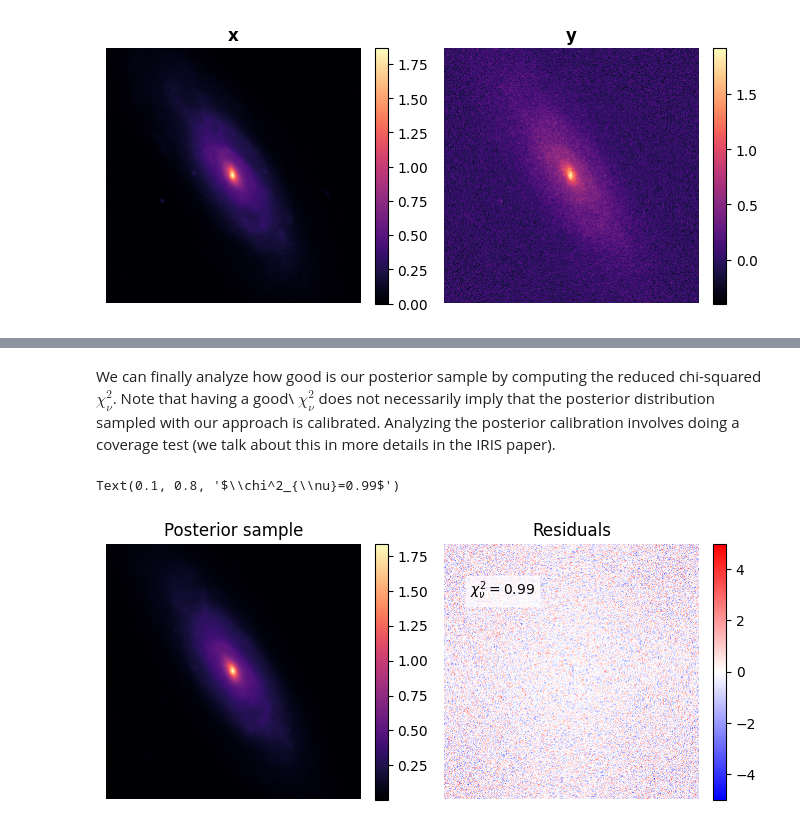
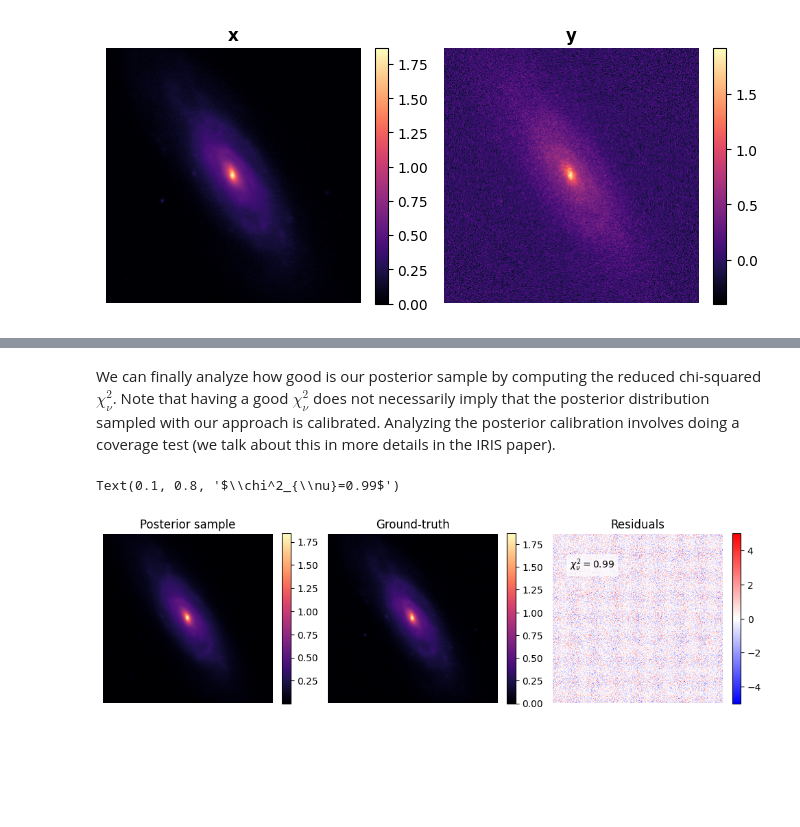
Before and after one commit to EnceladeCandy/IRIS, a Jupyter notebook: tutorials/4_inference_with_SBM_in_depth.ipynb, the cells around one changed output, grey strips where cells are left out. Cells and saved outputs as stored; diff of their text form; code cells hidden in the pictures; blank space fills up the shorter version.

Commit message:
Final test working

```diff
--- a/tutorials/4_inference_with_SBM_in_depth.ipynb
+++ b/tutorials/4_inference_with_SBM_in_depth.ipynb
@@ -134,28 +134,34 @@ samples = euler_sampler(
             img_size = (256, 256)
         )
 # %% [markdown]
-We can finally analyze how good is our posterior sample by computing the reduced chi-squared $\chi^2_{\nu}$. Note that having a good\ $\chi^2_{\nu}$ does not necessarily imply that the posterior distribution sampled with our approach is calibrated. Analyzing the posterior calibration involves doing a coverage test (we talk about this in more details in the IRIS paper).
+We can finally analyze how good is our posterior sample by computing the reduced chi-squared $\chi^2_{\nu}$. Note that having a good $\chi^2_{\nu}$ does not necessarily imply that the posterior distribution sampled with our approach is calibrated. Analyzing the posterior calibration involves doing a coverage test (we talk about this in more details in the IRIS paper).
 # %%
-fig, axs = plt.subplots(1, 2, figsize = (8, 4))
+fig, axs = plt.subplots(1, 3, figsize = (12, 4))
 
 ax = axs[0]
 im = ax.imshow(samples.cpu().squeeze(), cmap = "magma")
 plt.colorbar(im, fraction = 0.0455)
 ax.axis("off")
 ax.set_title("Posterior sample")
 
+ax = axs[1]
+im = ax.imshow(x.cpu().squeeze(), cmap = "magma")
+plt.colorbar(im, fraction = 0.0455)
+ax.axis("off")
+ax.set_title("Ground-truth")
+
 residuals = (y - samples)/sigma_y
 nu = len(y.flatten())
 reduced_chi2 = torch.sum(residuals ** 2) / nu
-ax = axs[1]
+ax = axs[2]
 im = ax.imshow(residuals.cpu().squeeze(), cmap = "bwr", vmin = -5, vmax = 5)
 plt.colorbar(im, fraction = 0.0455)
 ax.axis("off")
 ax.set_title("Residuals")
 ax.annotate(r"$\chi^2_{\nu}=%.2f$"%reduced_chi2,
             xy = (0.1, 0.8),
             xycoords = "axes fraction",
             bbox=dict(boxstyle="square", edgecolor='white', facecolor='white', alpha=0.7))
 # %% [output]
 Text(0.1, 0.8, '$\\chi^2_{\\nu}=0.99$')
-[figure, old version]
+[figure, new version]
```
Also changed, not shown: parts of 3 cells of this notebook, 2 other files.
